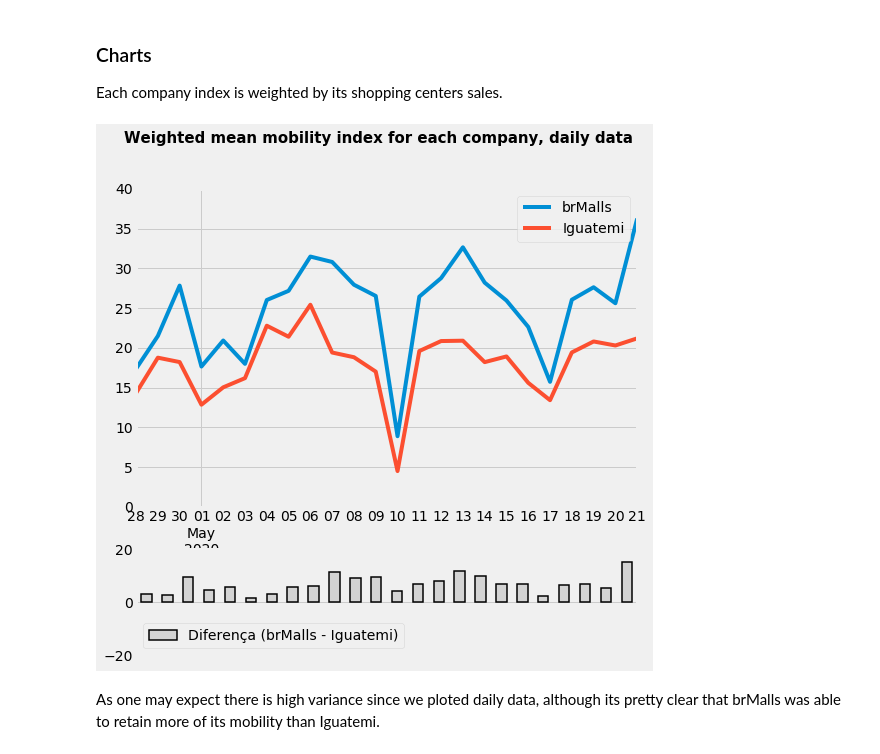
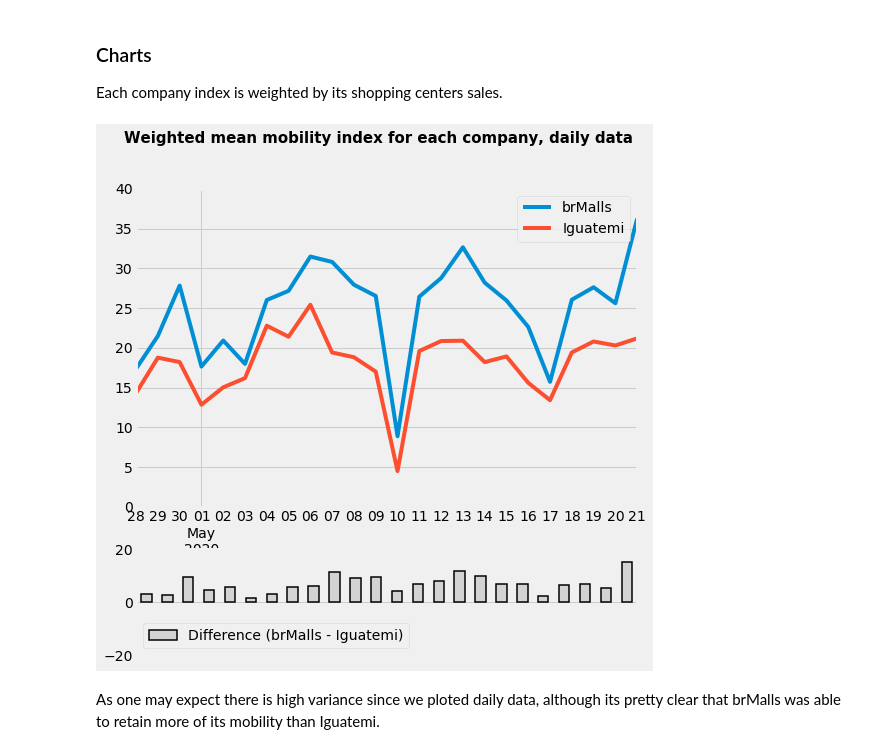
Before and after one commit to gustal/portfolio, a Jupyter notebook: Shoppings/Mall's Mobility.ipynb, the cells around one changed output. Drawn from its saved outputs; the diff is of its cells as text; code cells hidden in the pictures.

```diff
--- a/Shoppings/Mall's Mobility.ipynb
+++ b/Shoppings/Mall's Mobility.ipynb
@@ -196,35 +198,35 @@ iguatemi_weighted_mean = weightedMean(iguatemi_ocpRate, 'D:/Projetos/google_maps
 brmalls_weighted_mean = weightedMean(brmalls_ocpRate, 'D:/Projetos/google_maps/auxiliar/brmalls_receita_shopping.xlsx', 'brMalls')
 data_chart = brmalls_weighted_mean.append(iguatemi_weighted_mean).T
 
 # Chart
 fig = plt.figure(figsize = (8, 8))
 fig.suptitle('Weighted mean mobility index for each company, daily data', fontsize=15, horizontalalignment = 'center', weight = 'bold')
 
 # Grid
 gs = gridspec.GridSpec(2, 1, height_ratios=[3, 1])
 ax0 = plt.subplot(gs[0, 0])
 ax1 = plt.subplot(gs[-1, 0])
 
 (data_chart * 100).iloc[:, :].plot(ax = ax0, ylim = (0, 40))
 (data_chart * 100).iloc[:, :].assign(Difference = lambda x: x['brMalls'] - x['Iguatemi']).plot(y = 'Difference', kind = 'bar', ax = ax1, ylim = (-20, 20),
-                                     color = 'lightgrey', edgecolor = 'black', linewidth = 1.5, label = 'Diferença (brMalls - Iguatemi)')
+                                     color = 'lightgrey', edgecolor = 'black', linewidth = 1.5, label = 'Difference (brMalls - Iguatemi)')
 # Set ticks every week
 ax1.xaxis.set_major_locator(mdates.WeekdayLocator())
 # Set major ticks format
 ax1.xaxis.set_major_formatter(mdates.DateFormatter('%b %d'))
 
 # Alignment: center
 HTML("""
 <style>
 .output_png {
     display: table-cell;
     text-align: center;
     vertical-align: middle;
 }
 </style>
 """)
 # %% [output]
-[figure, old version]
+[figure, new version]
 # %% [markdown]
 As one may expect there is high variance since we ploted daily data, although its pretty clear that brMalls was able to retain more of its mobility than Iguatemi.
 # %%
```
Also changed, not shown: parts of 1 cell of this notebook.
